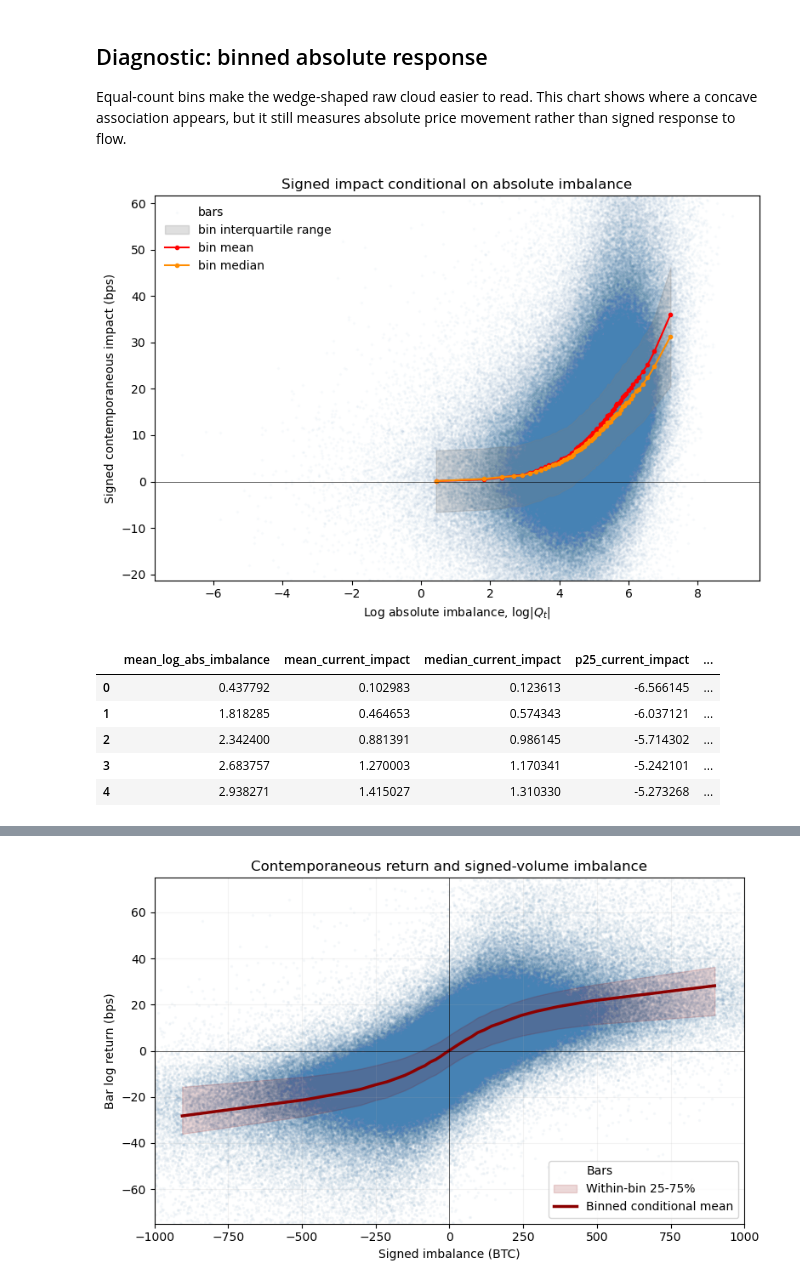
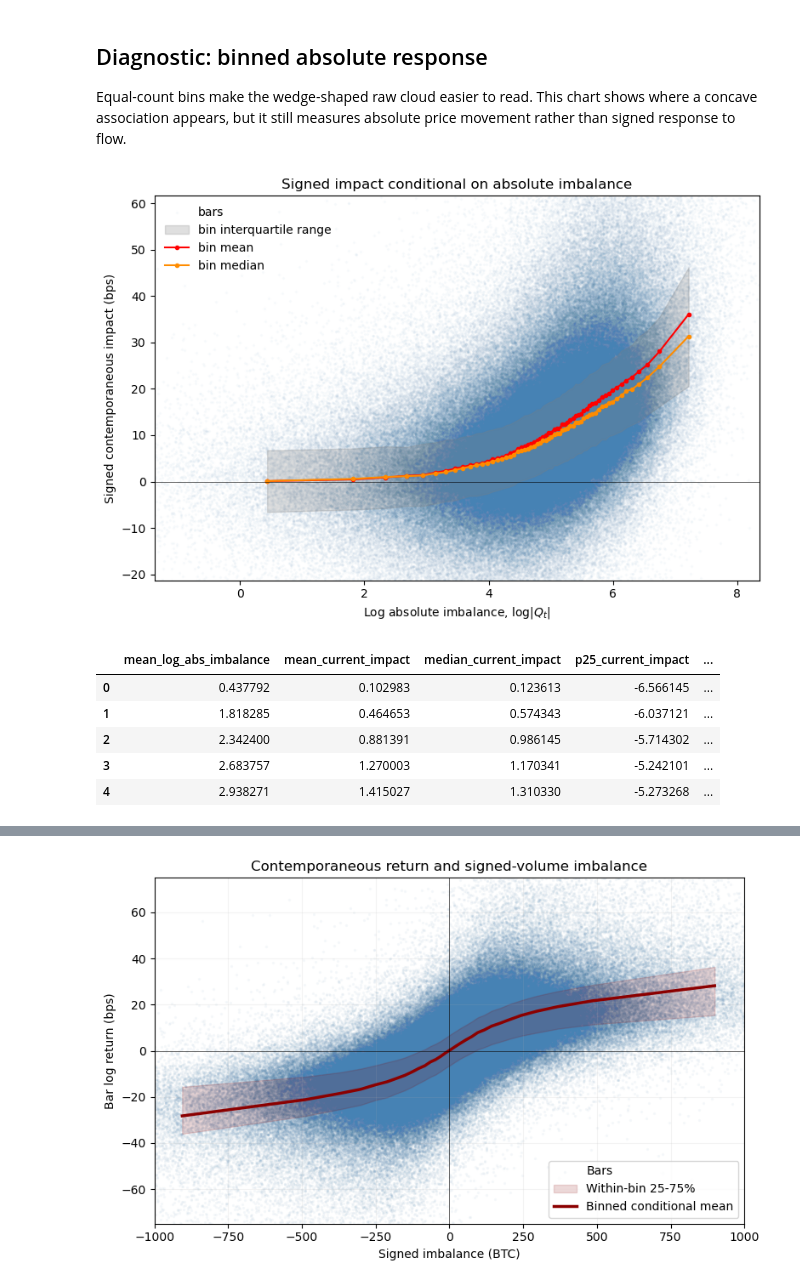
Before and after one commit to pdmillington/market-impact-research, a Jupyter notebook: crypto-impact-study/notebooks/PowerLawImpact.ipynb, the cells around one changed output, grey strips where cells are left out. Drawn from its saved outputs; the diff is of its cells as text; code cells hidden in the pictures.

```diff
--- a/crypto-impact-study/notebooks/PowerLawImpact.ipynb
+++ b/crypto-impact-study/notebooks/PowerLawImpact.ipynb
@@ -354,34 +354,38 @@ ax.plot(
     label="bin mean",
 )
 
 ax.plot(
     binned["mean_log_abs_imbalance"],
     binned["median_current_impact"],
     marker="o",
     markersize=3,
     color="darkorange",
     linewidth=1.5,
     label="bin median",
 )
 
 ax.axhline(0, color="black", linewidth=0.7, alpha=0.6)
 ax.set_ylim(lower_y, upper_y)
+# Show the 0.1%-99.99% range of log|Q|: the lowest 0.1% of bars (|Q| < 0.25 BTC) sit far to
+# the left and would otherwise stretch the axis. Binning and fits still use all bars.
+lower_x, upper_x = plot_data["log_abs_imbalance"].quantile([0.001, 0.9999])
+ax.set_xlim(lower_x, upper_x)
 
 ax.set_xlabel(r"Log absolute imbalance, $\log |Q_t|$")
 ax.set_ylabel("Signed contemporaneous impact (bps)")
 ax.set_title("Signed impact conditional on absolute imbalance")
 ax.legend(frameon=False)
 
 fig.tight_layout()
 fig.savefig(
     FIGURE_DIR / "02_binned_signed_impact_curve.pdf",
     bbox_inches="tight",
 )
 plt.show()
 
 binned.head()
 # %% [output]
-[figure, old version]
+[figure, new version]
 |  | mean_log_abs_imbalance | mean_current_impact | median_current_impact | p25_current_impact | ... |
 | 0 | 0.437792 | 0.102983 | 0.123613 | -6.566145 | ... |
 | 1 | 1.818285 | 0.464653 | 0.574343 | -6.037121 | ... |
```
Also changed, not shown: parts of 1 cell of this notebook, 13 other files.
